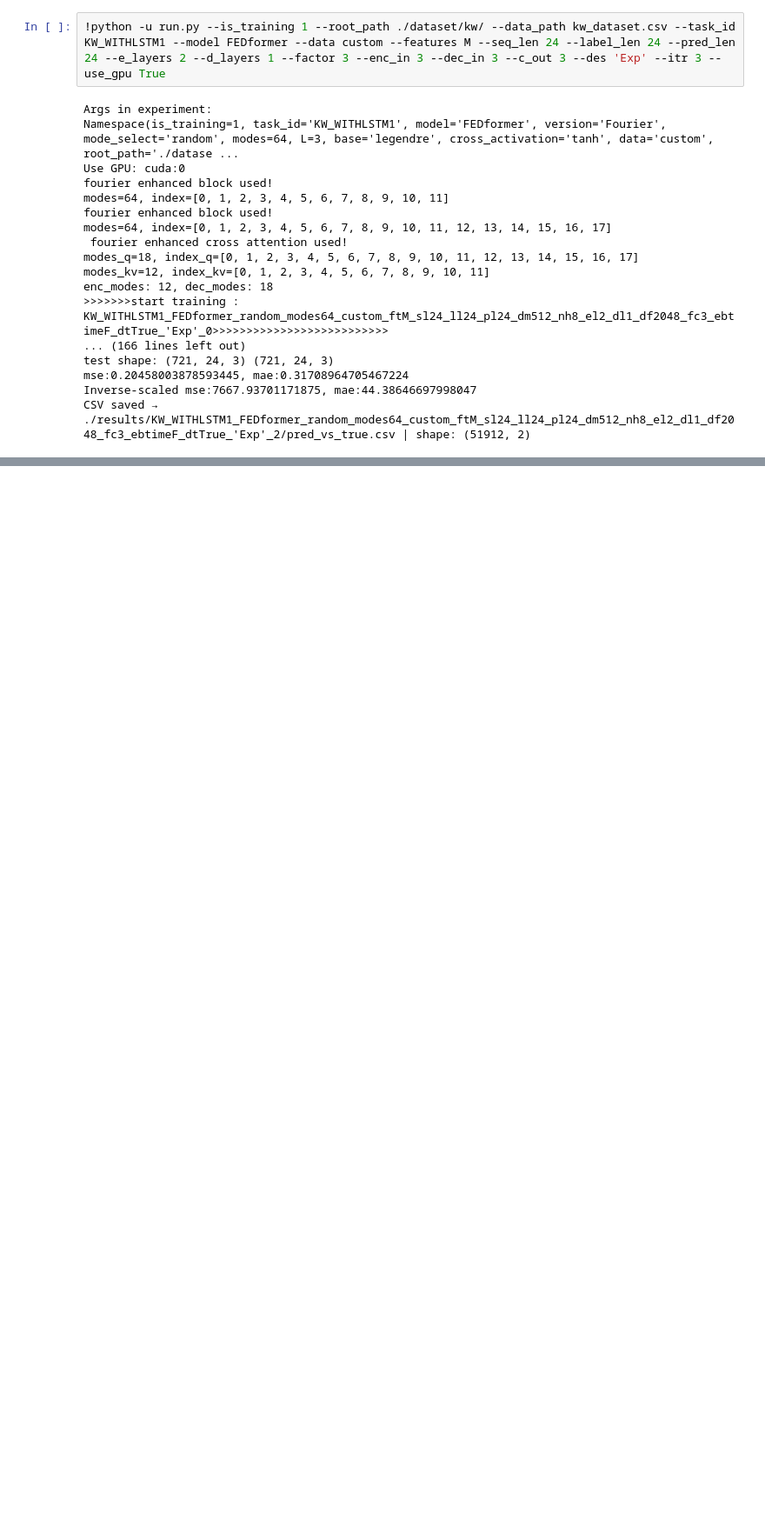
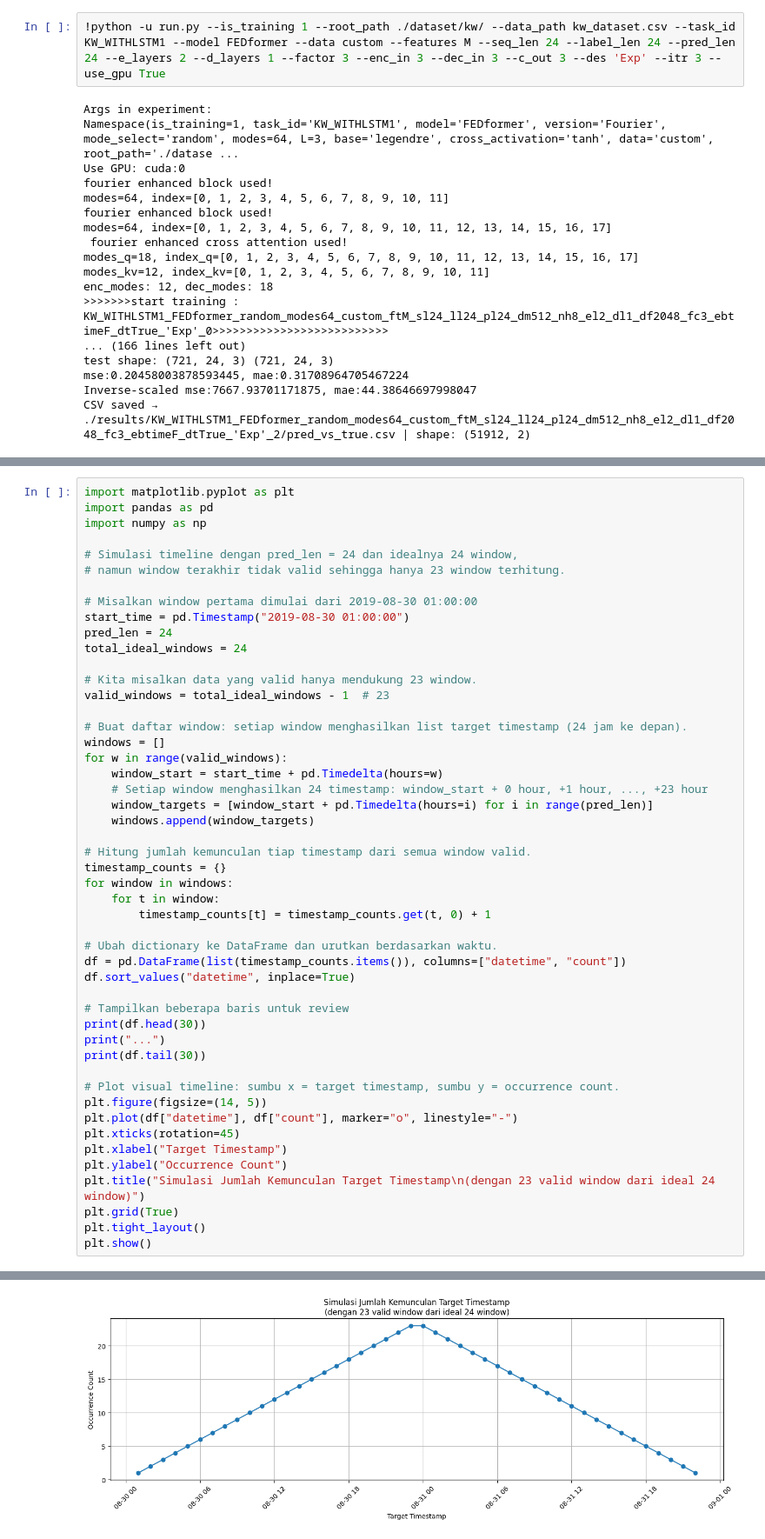
Before and after one commit to Rr-Diajeng/fedformer_ta, a Jupyter notebook: main.ipynb, the cells around one changed output, grey strips where cells are left out. Shown at 87% size. Drawn from its saved outputs; the diff is of its cells as text; blank space fills up the shorter version.

Commit message:
datetime uda fixxx yeyyy

```diff
--- a/main.ipynb
+++ b/main.ipynb
@@ -60,0 +85,50 @@ CSV saved → ./results/KW_WITHLSTM1_FEDformer_random_modes64_custom_ftM_sl24_ll
+# %%
+import matplotlib.pyplot as plt
+import pandas as pd
+import numpy as np
+
+# Simulasi timeline dengan pred_len = 24 dan idealnya 24 window,
+# namun window terakhir tidak valid sehingga hanya 23 window terhitung.
+
+# Misalkan window pertama dimulai dari 2019-08-30 01:00:00
+start_time = pd.Timestamp("2019-08-30 01:00:00")
+pred_len = 24
+total_ideal_windows = 24
+
+# Kita misalkan data yang valid hanya mendukung 23 window.
+valid_windows = total_ideal_windows - 1  # 23
+
+# Buat daftar window: setiap window menghasilkan list target timestamp (24 jam ke depan).
+windows = []
+for w in range(valid_windows):
+    window_start = start_time + pd.Timedelta(hours=w)
+    # Setiap window menghasilkan 24 timestamp: window_start + 0 hour, +1 hour, ..., +23 hour
+    window_targets = [window_start + pd.Timedelta(hours=i) for i in range(pred_len)]
+    windows.append(window_targets)
+
+# Hitung jumlah kemunculan tiap timestamp dari semua window valid.
+timestamp_counts = {}
+for window in windows:
+    for t in window:
+        timestamp_counts[t] = timestamp_counts.get(t, 0) + 1
+
+# Ubah dictionary ke DataFrame dan urutkan berdasarkan waktu.
+df = pd.DataFrame(list(timestamp_counts.items()), columns=["datetime", "count"])
+df.sort_values("datetime", inplace=True)
+
+# Tampilkan beberapa baris untuk review
+print(df.head(30))
+print("...")
+print(df.tail(30))
+
+# Plot visual timeline: sumbu x = target timestamp, sumbu y = occurrence count.
+plt.figure(figsize=(14, 5))
+plt.plot(df["datetime"], df["count"], marker="o", linestyle="-")
+plt.xticks(rotation=45)
+plt.xlabel("Target Timestamp")
+plt.ylabel("Occurrence Count")
+plt.title("Simulasi Jumlah Kemunculan Target Timestamp\n(dengan 23 valid window dari ideal 24 window)")
+plt.grid(True)
+plt.tight_layout()
+plt.show()
+# %% [output]
@@ -60,0 +152 @@ CSV saved → ./results/KW_WITHLSTM1_FEDformer_random_modes64_custom_ftM_sl24_ll
+[figure, added]
```
Also changed, not shown: parts of 2 cells of this notebook, 3 other files.
